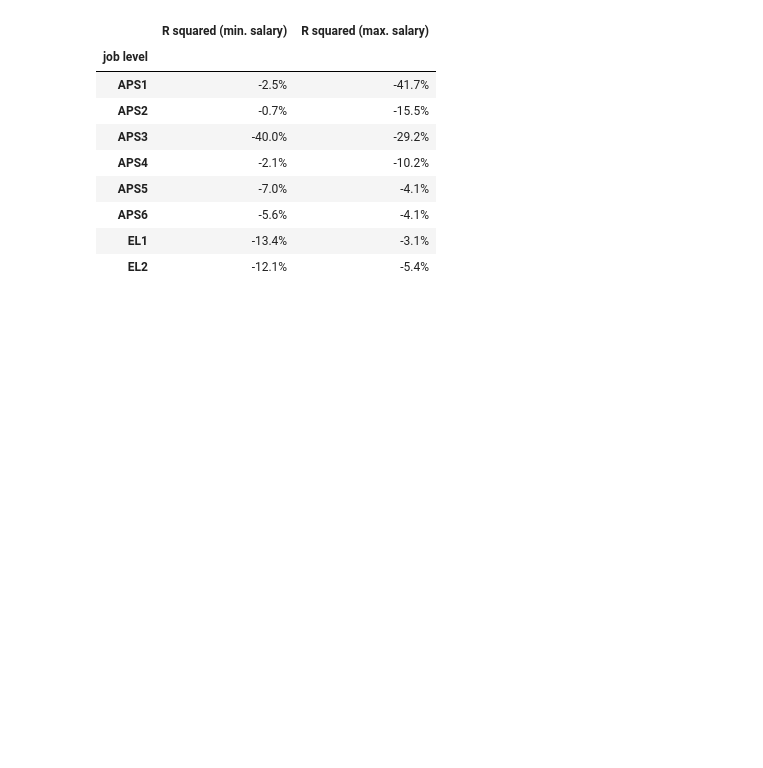
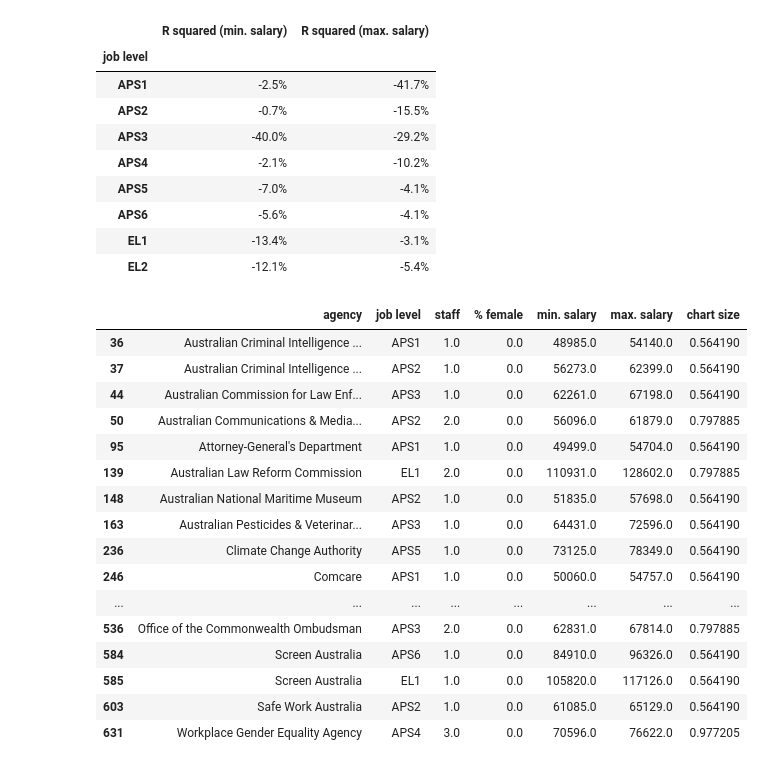
Before and after one commit to MarkusMannheim/aps-pay, a Jupyter notebook: data/analyse_data.ipynb, the cells around one changed output. Saved outputs shown, nothing was run; the diff lists cells and outputs as text; code cells hidden in the pictures; blank space fills up the shorter version.

```diff
--- a/data/analyse_data.ipynb
+++ b/data/analyse_data.ipynb
@@ -241,3 +241,23 @@ regression_results
 | APS6 | -5.6% | -4.1% |
 | EL1 | -13.4% | -3.1% |
 | EL2 | -12.1% | -5.4% |
+# %%
+data[data["% female"] == 0]
+# %% [output]
+|  | agency | job level | staff | % female | min. salary | max. salary | chart size |
+| 36 | Australian Criminal Intelligence ... | APS1 | 1.0 | 0.0 | 48985.0 | 54140.0 | 0.564190 |
+| 37 | Australian Criminal Intelligence ... | APS2 | 1.0 | 0.0 | 56273.0 | 62399.0 | 0.564190 |
+| 44 | Australian Commission for Law Enf... | APS3 | 1.0 | 0.0 | 62261.0 | 67198.0 | 0.564190 |
+| 50 | Australian Communications & Media... | APS2 | 2.0 | 0.0 | 56096.0 | 61879.0 | 0.797885 |
+| 95 | Attorney-General's Department | APS1 | 1.0 | 0.0 | 49499.0 | 54704.0 | 0.564190 |
+| 139 | Australian Law Reform Commission | EL1 | 2.0 | 0.0 | 110931.0 | 128602.0 | 0.797885 |
+| 148 | Australian National Maritime Museum | APS2 | 1.0 | 0.0 | 51835.0 | 57698.0 | 0.564190 |
+| 163 | Australian Pesticides & Veterinar... | APS3 | 1.0 | 0.0 | 64431.0 | 72596.0 | 0.564190 |
+| 236 | Climate Change Authority | APS5 | 1.0 | 0.0 | 73125.0 | 78349.0 | 0.564190 |
+| 246 | Comcare | APS1 | 1.0 | 0.0 | 50060.0 | 54757.0 | 0.564190 |
+| ... | ... | ... | ... | ... | ... | ... | ... |
+| 536 | Office of the Commonwealth Ombudsman | APS3 | 2.0 | 0.0 | 62831.0 | 67814.0 | 0.797885 |
+| 584 | Screen Australia | APS6 | 1.0 | 0.0 | 84910.0 | 96326.0 | 0.564190 |
+| 585 | Screen Australia | EL1 | 1.0 | 0.0 | 105820.0 | 117126.0 | 0.564190 |
+| 603 | Safe Work Australia | APS2 | 1.0 | 0.0 | 61085.0 | 65129.0 | 0.564190 |
+| 631 | Workplace Gender Equality Agency | APS4 | 3.0 | 0.0 | 70596.0 | 76622.0 | 0.977205 |
```
Also changed, not shown: parts of 3 cells of this notebook, 1 other file.
